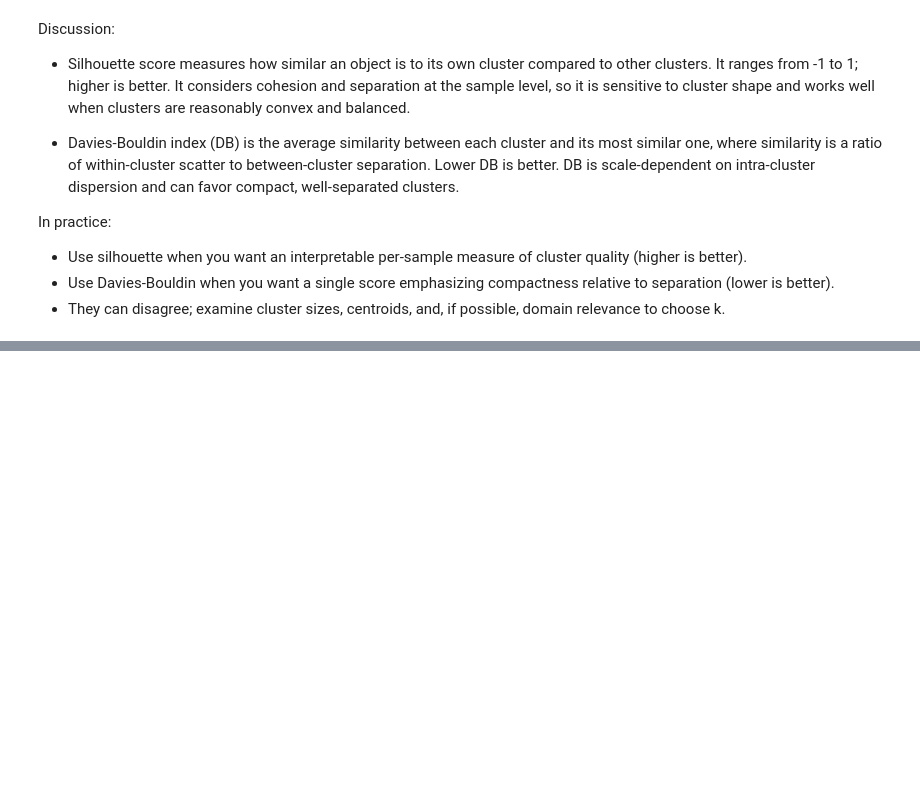
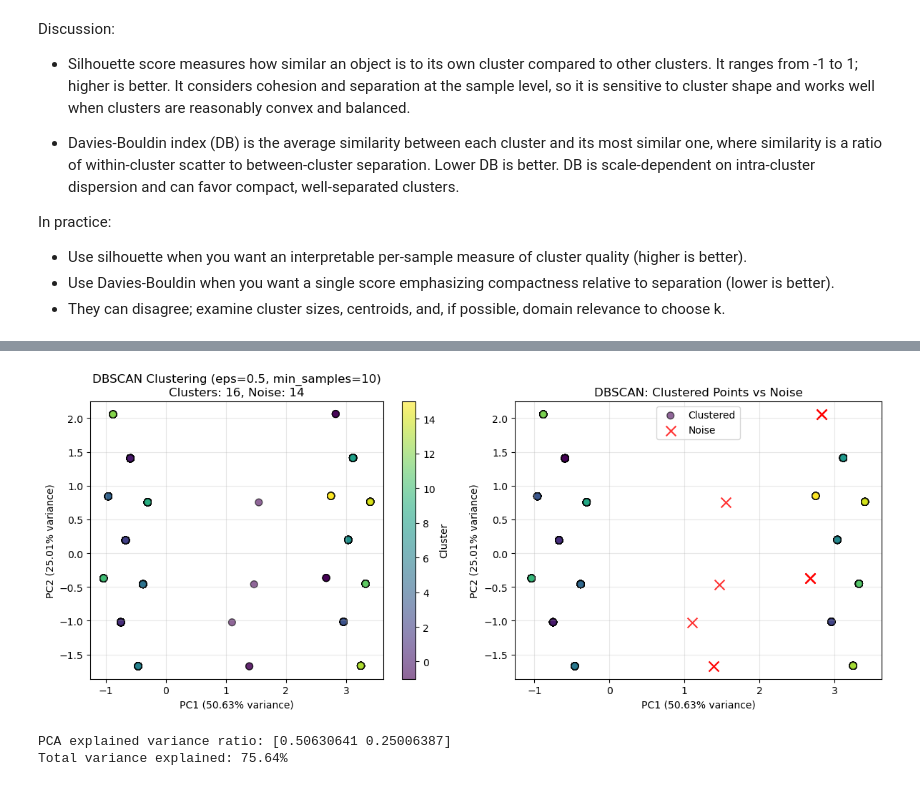
Before and after one commit to LuiisClaudio/ireland-real-estate-market-insights, a Jupyter notebook: Luis_Martins_CA1.ipynb, the cells around one changed output, grey strips where cells are left out. Drawn from its saved outputs; the diff is of its cells as text; code cells hidden in the pictures; blank space fills up the shorter version.

Commit message:
DBSCAN clustering with different parameter combinations

```diff
--- a/Luis_Martins_CA1.ipynb
+++ b/Luis_Martins_CA1.ipynb
@@ -481,0 +576,46 @@ In practice:
+# %%
+from sklearn.decomposition import PCA
+
+import matplotlib.pyplot as plt
+
+# Perform PCA to reduce dimensions to 2D for visualization
+pca = PCA(n_components=2, random_state=42)
+X_pca = pca.fit_transform(X_scaled_dbscan)
+
+# Create visualization for DBSCAN clusters
+plt.figure(figsize=(12, 5))
+
+# Plot 1: DBSCAN clusters with best silhouette parameters
+plt.subplot(1, 2, 1)
+scatter = plt.scatter(X_pca[:, 0], X_pca[:, 1], c=final_labels, cmap='viridis',
+                     alpha=0.6, edgecolors='k', s=50)
+plt.colorbar(scatter, label='Cluster')
+plt.title(f'DBSCAN Clustering (eps={best_sil["eps"]}, min_samples={best_sil["min_samples"]})\n'
+          f'Clusters: {best_sil["n_clusters"]}, Noise: {best_sil["n_noise"]}')
+plt.xlabel(f'PC1 ({pca.explained_variance_ratio_[0]:.2%} variance)')
+plt.ylabel(f'PC2 ({pca.explained_variance_ratio_[1]:.2%} variance)')
+plt.grid(True, alpha=0.3)
+
+# Plot 2: Highlight noise points
+plt.subplot(1, 2, 2)
+noise_mask = final_labels == -1
+plt.scatter(X_pca[~noise_mask, 0], X_pca[~noise_mask, 1],
+           c=final_labels[~noise_mask], cmap='viridis',
+           alpha=0.6, edgecolors='k', s=50, label='Clustered')
+plt.scatter(X_pca[noise_mask, 0], X_pca[noise_mask, 1],
+           c='red', marker='x', s=100, label='Noise', alpha=0.8)
+plt.title('DBSCAN: Clustered Points vs Noise')
+plt.xlabel(f'PC1 ({pca.explained_variance_ratio_[0]:.2%} variance)')
+plt.ylabel(f'PC2 ({pca.explained_variance_ratio_[1]:.2%} variance)')
+plt.legend()
+plt.grid(True, alpha=0.3)
+
+plt.tight_layout()
+plt.show()
+
+print(f"\nPCA explained variance ratio: {pca.explained_variance_ratio_}")
+print(f"Total variance explained: {sum(pca.explained_variance_ratio_):.2%}")
+# %% [output]
+[figure, added]
+PCA explained variance ratio: [0.50630641 0.25006387]
+Total variance explained: 75.64%
```
Also changed, not shown: parts of 1 cell of this notebook.
